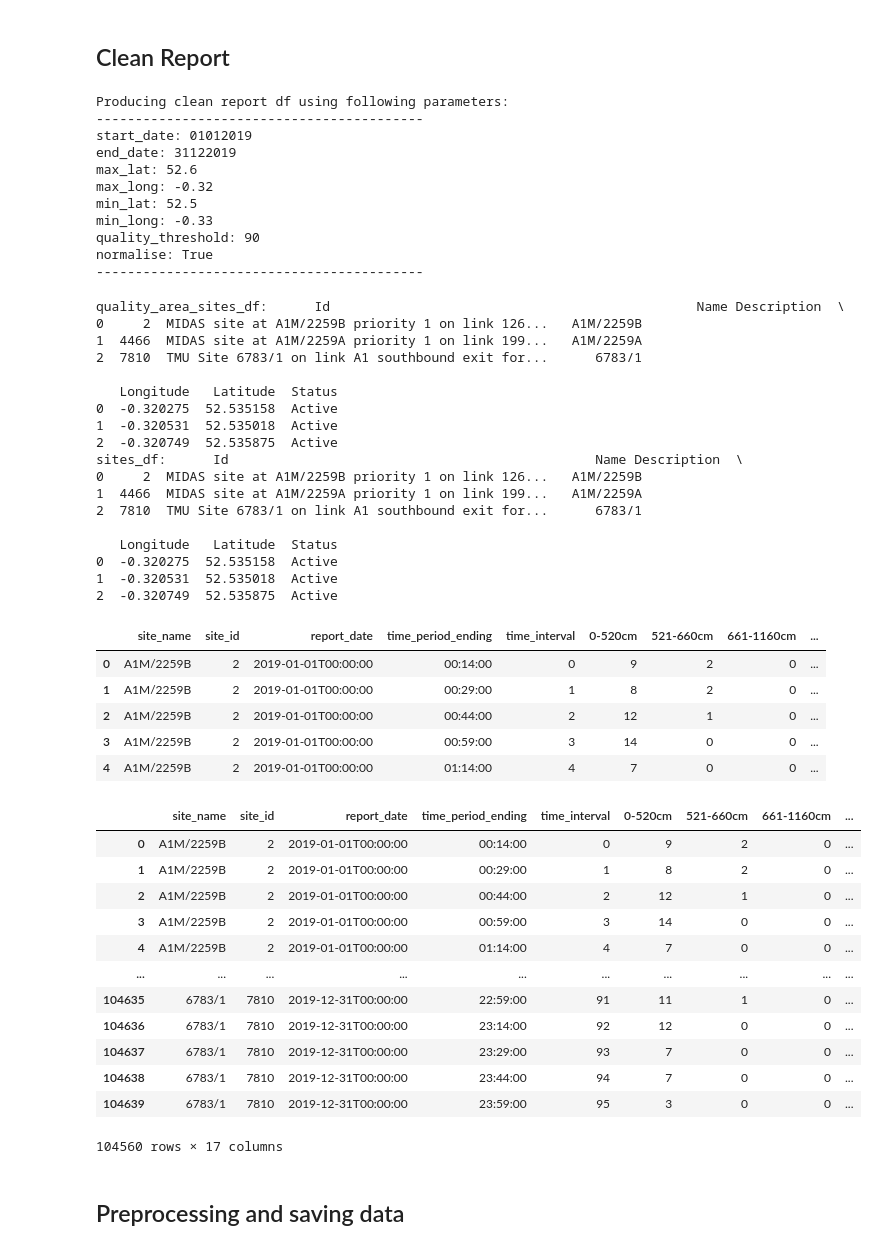
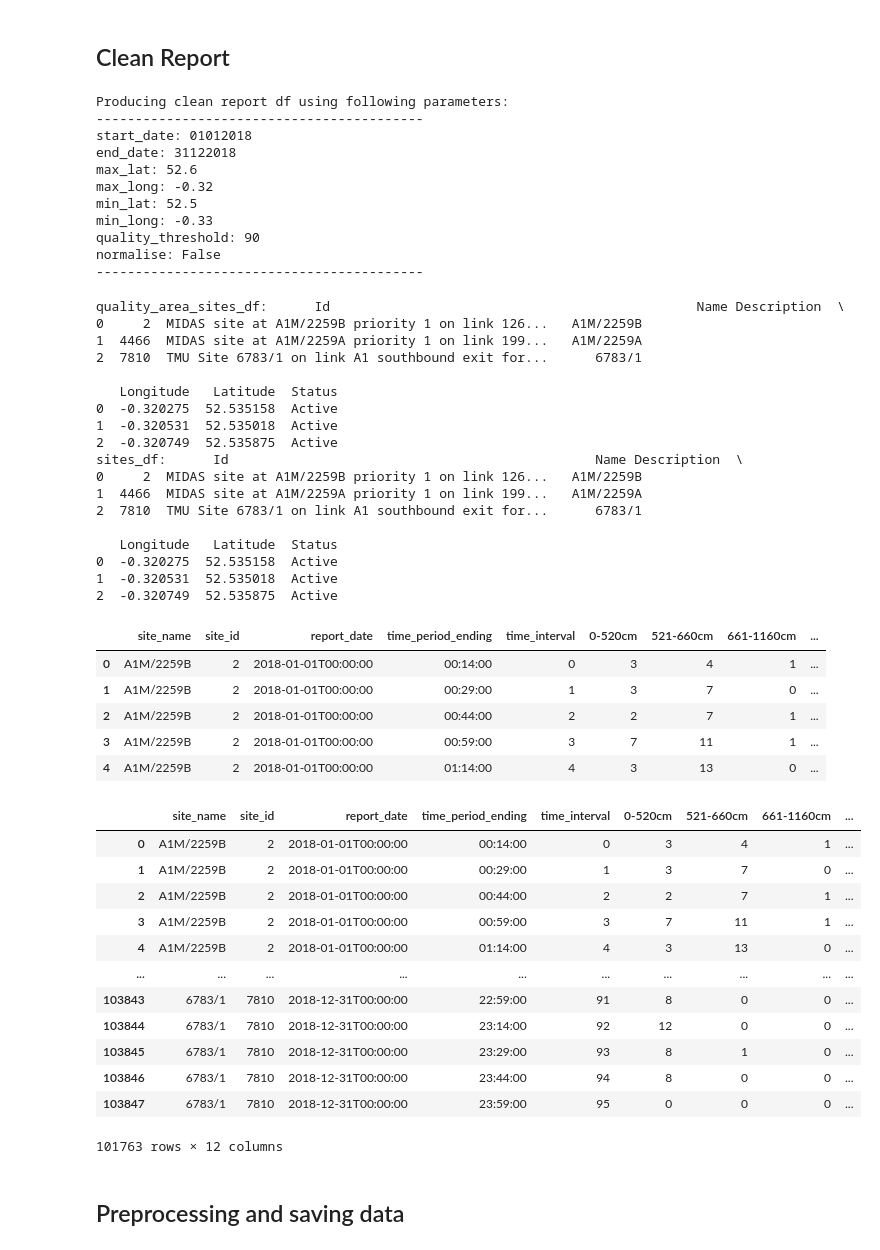
Before and after one commit to horsada/Spatial_Finance_Transport, a Jupyter notebook: dataAPI/trafficAPI.ipynb, the cells around one changed output. Drawn from its saved outputs; the diff is of its cells as text; code cells hidden in the pictures.

```diff
--- a/dataAPI/trafficAPI.ipynb
+++ b/dataAPI/trafficAPI.ipynb
@@ -16,14 +16,14 @@ import numpy as np
 # %% [markdown]
 ## Global Variables
 # %%
-START_DATE = '01012019'
-END_DATE = '01012020'
+START_DATE = '01012018'
+END_DATE = '31122018' # inclusive
 MAX_LAT = 52.6
 MAX_LONG = -0.32
 MIN_LAT = 52.5
 MIN_LONG = -0.33
 QUALITY_THRESHOLD = 90
-NORMALISE_DF = True
+NORMALISE_DF = False
 # %% [markdown]
 ## General Functions
 # %%
@@ -273,7 +273,7 @@ def normalise(clean_report):
     return clean_report[mean>1]
 # %%
 # A pipeline of stages for downloading and normalising reporting.
-def download_clean_pipeline(start_date, end_date, max_lat, max_long, min_lat, min_long, quality_threshold = 90, normalise_df=True):
+def download_clean_pipeline(start_date, end_date, max_lat, max_long, min_lat, min_long, quality_threshold = 90, normalise=True):
     print('Producing clean report df using following parameters:')
     print('------------------------------------------')
     print('start_date: {}'.format(start_date))
@@ -283,7 +283,7 @@ def download_clean_pipeline(start_date, end_date, max_lat, max_long, min_lat, mi
     print('min_lat: {}'.format(min_lat))
     print('min_long: {}'.format(min_long))
     print('quality_threshold: {}'.format(quality_threshold))
-    print('normalise: {}'.format(normalise_df))
+    print('normalise: {}'.format(normalise))
     print('------------------------------------------')
 
     # Get the quality data
@@ -301,60 +301,60 @@ def download_clean_pipeline(start_date, end_date, max_lat, max_long, min_lat, mi
 # %% [markdown]
 ## Clean Report
 # %%
-clean_report_df = download_clean_pipeline(START_DATE, END_DATE, MAX_LAT, MAX_LONG, MIN_LAT, MIN_LONG,  QUALITY_THRESHOLD, NORMALISE_DF)
+clean_report_df = download_clean_pipeline(START_DATE, END_DATE, MAX_LAT, MAX_LONG, MIN_LAT, MIN_LONG,  QUALITY_THRESHOLD, normalise=NORMALISE_DF)
 clean_report_df.head()
 # %% [output]
 Producing clean report df using following parameters:
 ------------------------------------------
-start_date: 01012019
-end_date: 31122019
+start_date: 01012018
+end_date: 31122018
 max_lat: 52.6
 max_long: -0.32
 min_lat: 52.5
 min_long: -0.33
 quality_threshold: 90
-normalise: True
+normalise: False
 ------------------------------------------
 quality_area_sites_df:      Id                                               Name Description  \
 0     2  MIDAS site at A1M/2259B priority 1 on link 126...   A1M/2259B
 1  4466  MIDAS site at A1M/2259A priority 1 on link 199...   A1M/2259A
 2  7810  TMU Site 6783/1 on link A1 southbound exit for...      6783/1
 
    Longitude   Latitude  Status
 0  -0.320275  52.535158  Active
 1  -0.320531  52.535018  Active
 2  -0.320749  52.535875  Active
 sites_df:      Id                                               Name Description  \
 0     2  MIDAS site at A1M/2259B priority 1 on link 126...   A1M/2259B
 1  4466  MIDAS site at A1M/2259A priority 1 on link 199...   A1M/2259A
 2  7810  TMU Site 6783/1 on link A1 southbound exit for...      6783/1
 
    Longitude   Latitude  Status
 0  -0.320275  52.535158  Active
 1  -0.320531  52.535018  Active
 2  -0.320749  52.535875  Active
 |  | site_name | site_id | report_date | time_period_ending | time_interval | 0-520cm | 521-660cm | 661-1160cm | ... |
-| 0 | A1M/2259B | 2 | 2019-01-01T00:00:00 | 00:14:00 | 0 | 9 | 2 | 0 | ... |
-| 1 | A1M/2259B | 2 | 2019-01-01T00:00:00 | 00:29:00 | 1 | 8 | 2 | 0 | ... |
-| 2 | A1M/2259B | 2 | 2019-01-01T00:00:00 | 00:44:00 | 2 | 12 | 1 | 0 | ... |
-| 3 | A1M/2259B | 2 | 2019-01-01T00:00:00 | 00:59:00 | 3 | 14 | 0 | 0 | ... |
-| 4 | A1M/2259B | 2 | 2019-01-01T00:00:00 | 01:14:00 | 4 | 7 | 0 | 0 | ... |
+| 0 | A1M/2259B | 2 | 2018-01-01T00:00:00 | 00:14:00 | 0 | 3 | 4 | 1 | ... |
+| 1 | A1M/2259B | 2 | 2018-01-01T00:00:00 | 00:29:00 | 1 | 3 | 7 | 0 | ... |
+| 2 | A1M/2259B | 2 | 2018-01-01T00:00:00 | 00:44:00 | 2 | 2 | 7 | 1 | ... |
+| 3 | A1M/2259B | 2 | 2018-01-01T00:00:00 | 00:59:00 | 3 | 7 | 11 | 1 | ... |
+| 4 | A1M/2259B | 2 | 2018-01-01T00:00:00 | 01:14:00 | 4 | 3 | 13 | 0 | ... |
 # %%
 clean_report_df
 # %% [output]
 |  | site_name | site_id | report_date | time_period_ending | time_interval | 0-520cm | 521-660cm | 661-1160cm | ... |
-| 0 | A1M/2259B | 2 | 2019-01-01T00:00:00 | 00:14:00 | 0 | 9 | 2 | 0 | ... |
-| 1 | A1M/2259B | 2 | 2019-01-01T00:00:00 | 00:29:00 | 1 | 8 | 2 | 0 | ... |
-| 2 | A1M/2259B | 2 | 2019-01-01T00:00:00 | 00:44:00 | 2 | 12 | 1 | 0 | ... |
-| 3 | A1M/2259B | 2 | 2019-01-01T00:00:00 | 00:59:00 | 3 | 14 | 0 | 0 | ... |
-| 4 | A1M/2259B | 2 | 2019-01-01T00:00:00 | 01:14:00 | 4 | 7 | 0 | 0 | ... |
+| 0 | A1M/2259B | 2 | 2018-01-01T00:00:00 | 00:14:00 | 0 | 3 | 4 | 1 | ... |
+| 1 | A1M/2259B | 2 | 2018-01-01T00:00:00 | 00:29:00 | 1 | 3 | 7 | 0 | ... |
+| 2 | A1M/2259B | 2 | 2018-01-01T00:00:00 | 00:44:00 | 2 | 2 | 7 | 1 | ... |
+| 3 | A1M/2259B | 2 | 2018-01-01T00:00:00 | 00:59:00 | 3 | 7 | 11 | 1 | ... |
+| 4 | A1M/2259B | 2 | 2018-01-01T00:00:00 | 01:14:00 | 4 | 3 | 13 | 0 | ... |
 | ... | ... | ... | ... | ... | ... | ... | ... | ... | ... |
-| 104635 | 6783/1 | 7810 | 2019-12-31T00:00:00 | 22:59:00 | 91 | 11 | 1 | 0 | ... |
-| 104636 | 6783/1 | 7810 | 2019-12-31T00:00:00 | 23:14:00 | 92 | 12 | 0 | 0 | ... |
-| 104637 | 6783/1 | 7810 | 2019-12-31T00:00:00 | 23:29:00 | 93 | 7 | 0 | 0 | ... |
-| 104638 | 6783/1 | 7810 | 2019-12-31T00:00:00 | 23:44:00 | 94 | 7 | 0 | 0 | ... |
-| 104639 | 6783/1 | 7810 | 2019-12-31T00:00:00 | 23:59:00 | 95 | 3 | 0 | 0 | ... |
+| 103843 | 6783/1 | 7810 | 2018-12-31T00:00:00 | 22:59:00 | 91 | 8 | 0 | 0 | ... |
+| 103844 | 6783/1 | 7810 | 2018-12-31T00:00:00 | 23:14:00 | 92 | 12 | 0 | 0 | ... |
+| 103845 | 6783/1 | 7810 | 2018-12-31T00:00:00 | 23:29:00 | 93 | 8 | 1 | 0 | ... |
+| 103846 | 6783/1 | 7810 | 2018-12-31T00:00:00 | 23:44:00 | 94 | 8 | 0 | 0 | ... |
+| 103847 | 6783/1 | 7810 | 2018-12-31T00:00:00 | 23:59:00 | 95 | 0 | 0 | 0 | ... |
-104560 rows × 17 columns
+101763 rows × 12 columns
 # %% [markdown]
 ## Preprocessing and saving data
 # %% [markdown]
```
Also changed, not shown: parts of 4 cells of this notebook, 2 other files.
